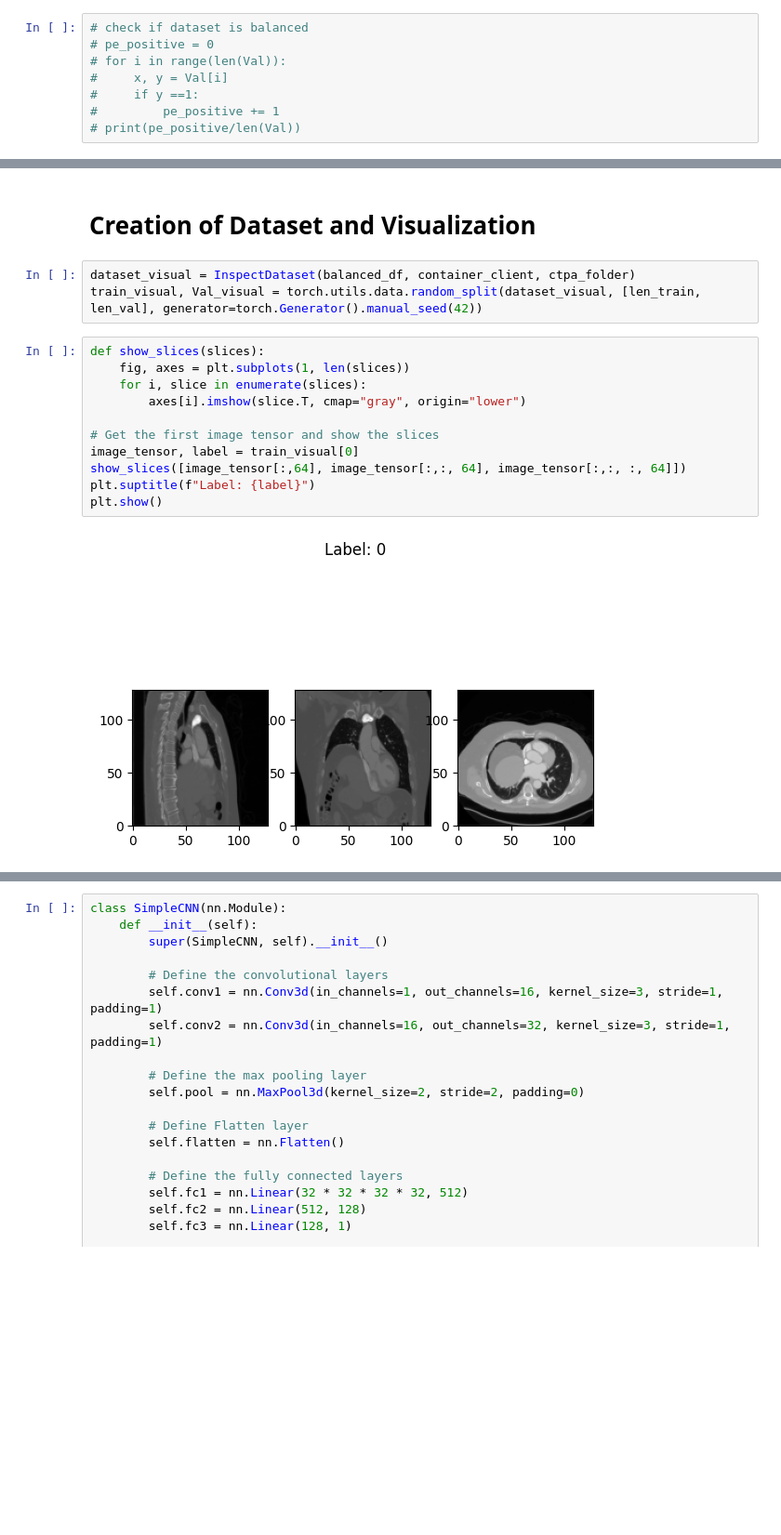
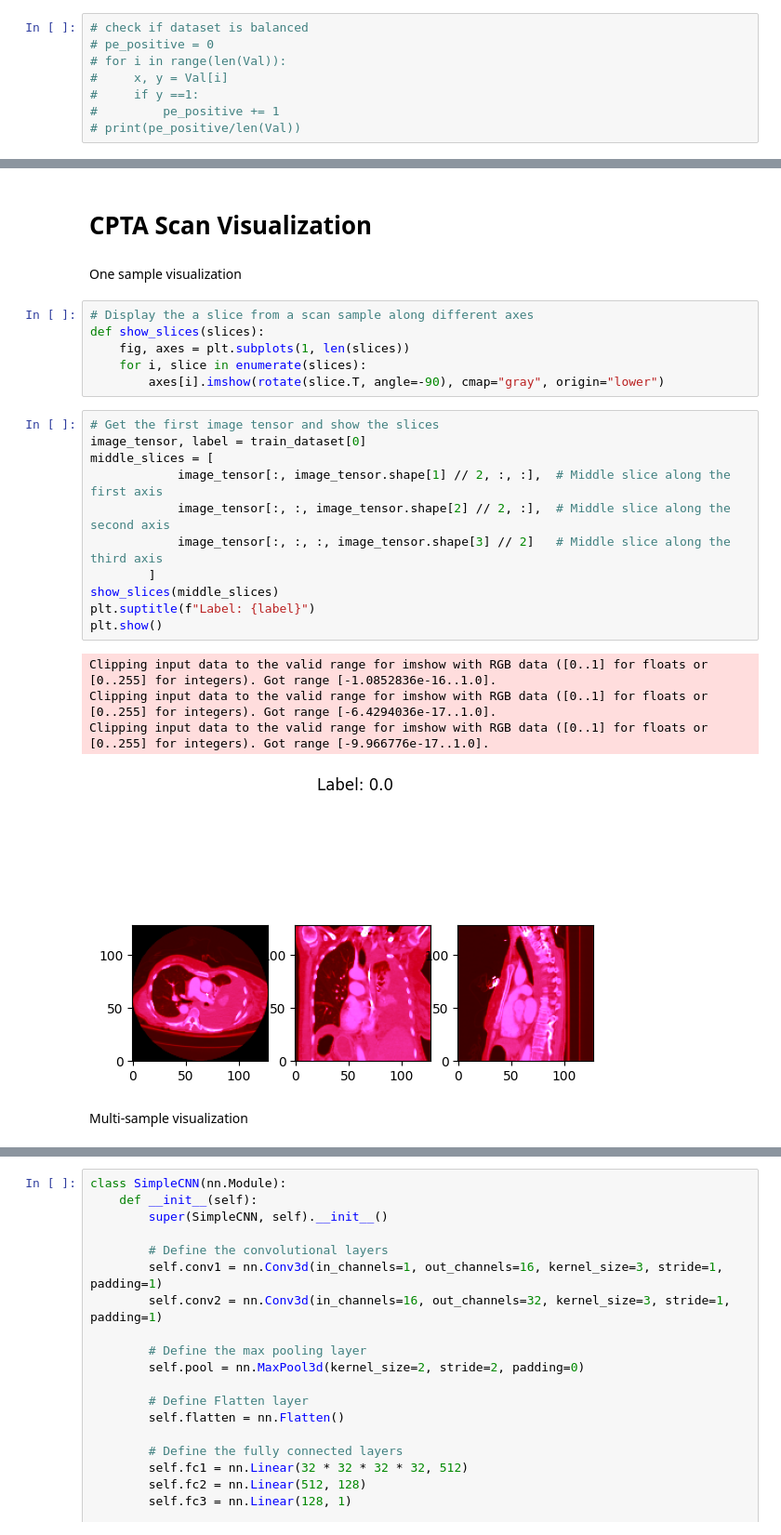
Before and after one commit to MonashAIM/Inspect-Data-Fusion, a Jupyter notebook: Viet/model_training.ipynb, the cells around one changed output, grey strips where cells are left out. Shown at 93% size. Drawn from its saved outputs; the diff is of its cells as text; blank space fills up the shorter version.

```diff
--- a/Viet/model_training.ipynb
+++ b/Viet/model_training.ipynb
@@ -451,21 +419,31 @@ Val_loader = DataLoader(Val, batch_size=2)
-# %% [markdown]
-# Creation of Dataset and Visualization
-# %%
-dataset_visual = InspectDataset(balanced_df, container_client, ctpa_folder)
-train_visual, Val_visual = torch.utils.data.random_split(dataset_visual, [len_train, len_val], generator=torch.Generator().manual_seed(42))
+# %% [markdown]
+# CPTA Scan Visualization
+# %% [markdown]
+One sample visualization
 # %%
+# Display the a slice from a scan sample along different axes
 def show_slices(slices):
     fig, axes = plt.subplots(1, len(slices))
     for i, slice in enumerate(slices):
-        axes[i].imshow(slice.T, cmap="gray", origin="lower")
-
-# Get the first image tensor and show the slices
-image_tensor, label = train_visual[0]
-show_slices([image_tensor[:,64], image_tensor[:,:, 64], image_tensor[:,:, :, 64]])
-plt.suptitle(f"Label: {label}")
-plt.show()
+        axes[i].imshow(rotate(slice.T, angle=-90), cmap="gray", origin="lower")
-# %% [output]
-[figure, removed]
+# %%
+# Get the first image tensor and show the slices
+image_tensor, label = train_dataset[0]
+middle_slices = [
+            image_tensor[:, image_tensor.shape[1] // 2, :, :],  # Middle slice along the first axis
+            image_tensor[:, :, image_tensor.shape[2] // 2, :],  # Middle slice along the second axis
+            image_tensor[:, :, :, image_tensor.shape[3] // 2]   # Middle slice along the third axis
+        ]
+show_slices(middle_slices)
+plt.suptitle(f"Label: {label}")
+plt.show()
+# %% [output]
+Clipping input data to the valid range for imshow with RGB data ([0..1] for floats or [0..255] for integers). Got range [-1.0852836e-16..1.0].
+Clipping input data to the valid range for imshow with RGB data ([0..1] for floats or [0..255] for integers). Got range [-6.4294036e-17..1.0].
+Clipping input data to the valid range for imshow with RGB data ([0..1] for floats or [0..255] for integers). Got range [-9.966776e-17..1.0].
+[figure, added]
+# %% [markdown]
+Multi-sample visualization
 # %%
 # Dictionary for labels
 arthopod_types = {0: 'PE negative', 1: 'PE positive'}
```
Also changed, not shown: parts of 22 cells of this notebook.
